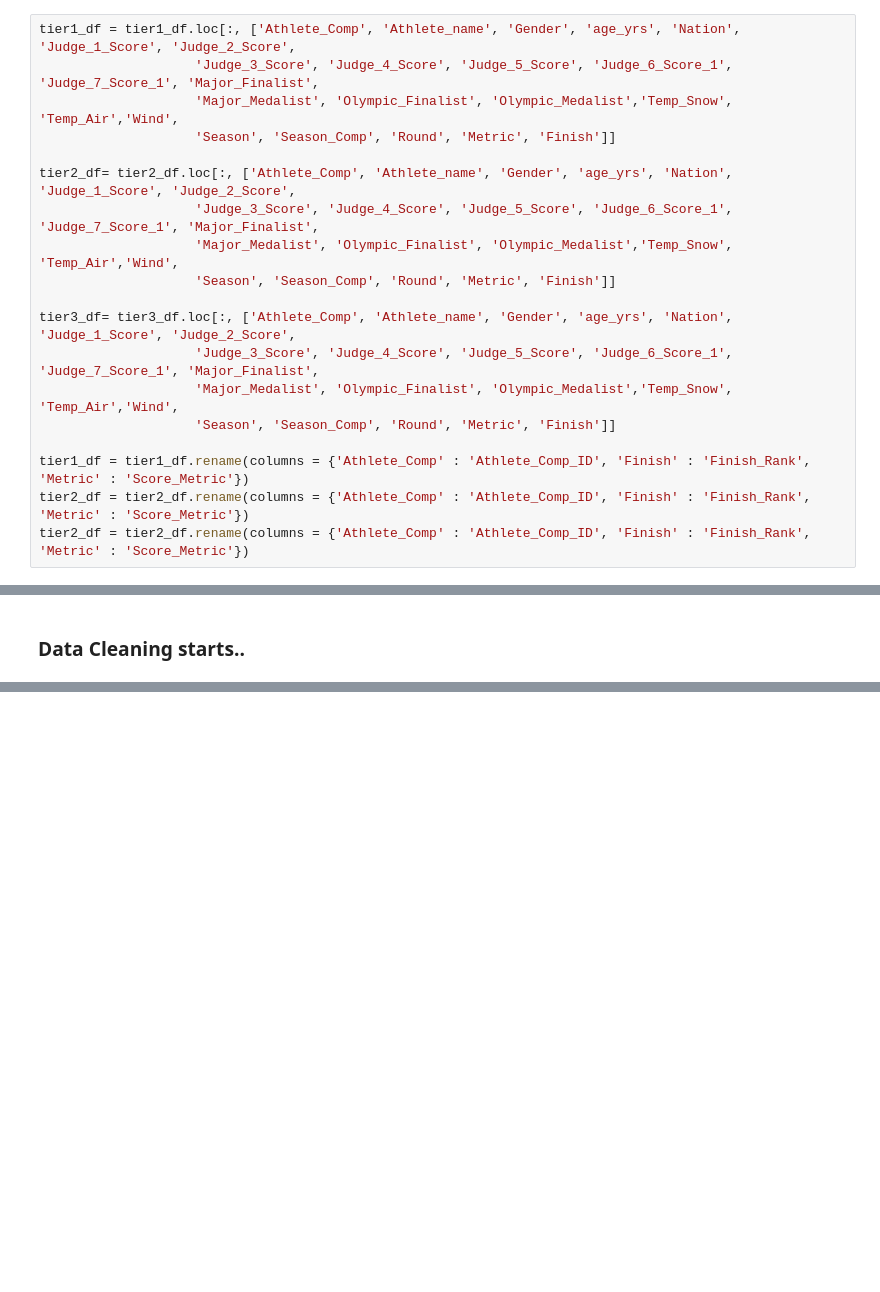
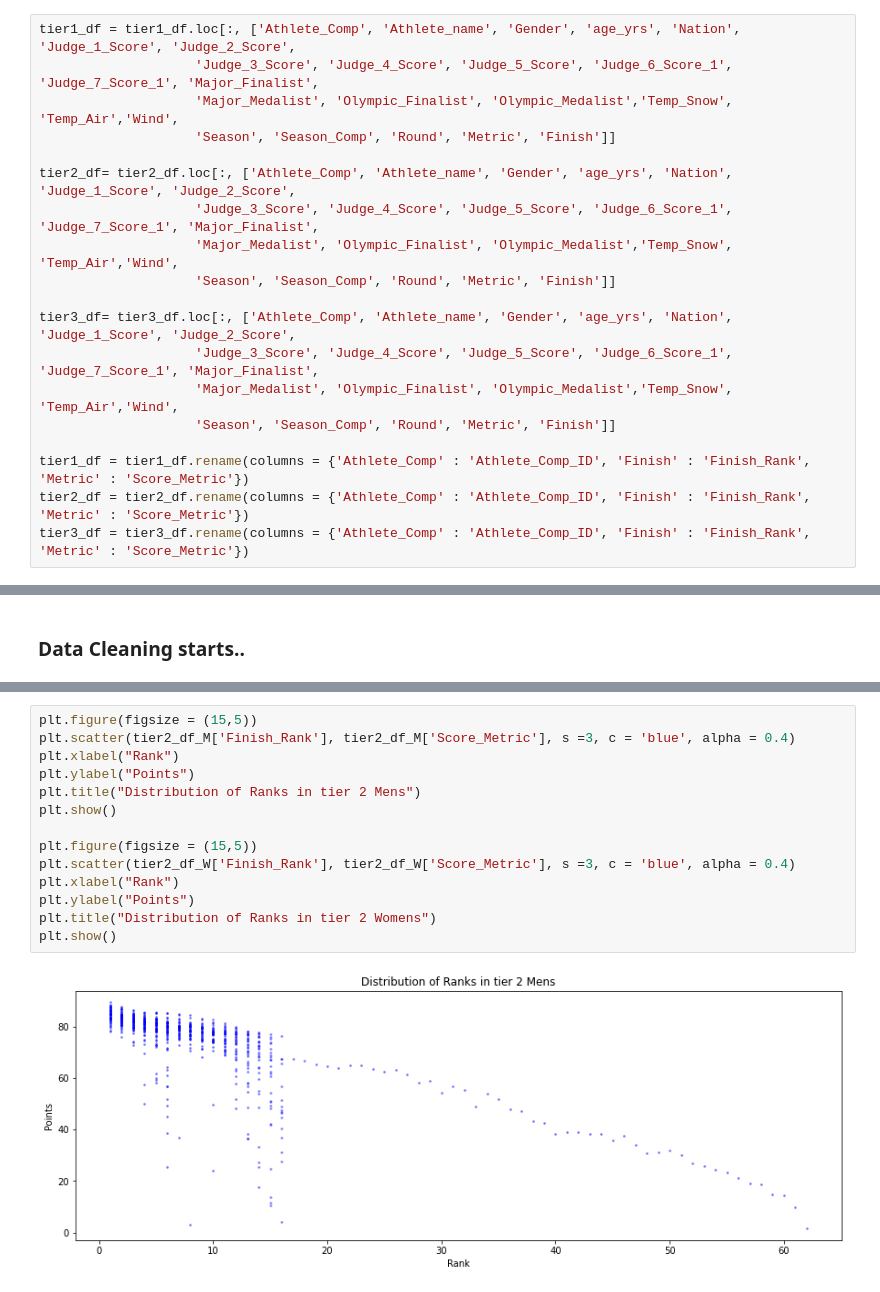
Before and after one commit to saurav193/Athlete_Rating, a Jupyter notebook: notebooks/wrangling.ipynb, the cells around one changed output, grey strips where cells are left out. Drawn from its saved outputs; the diff is of its cells as text; blank space fills up the shorter version.

```diff
--- a/notebooks/wrangling.ipynb
+++ b/notebooks/wrangling.ipynb
@@ -142,4 +131,4 @@ tier3_df= tier3_df.loc[:, ['Athlete_Comp', 'Athlete_name', 'Gender', 'age_yrs',
 
 tier1_df = tier1_df.rename(columns = {'Athlete_Comp' : 'Athlete_Comp_ID', 'Finish' : 'Finish_Rank', 'Metric' : 'Score_Metric'})
 tier2_df = tier2_df.rename(columns = {'Athlete_Comp' : 'Athlete_Comp_ID', 'Finish' : 'Finish_Rank', 'Metric' : 'Score_Metric'})
-tier2_df = tier2_df.rename(columns = {'Athlete_Comp' : 'Athlete_Comp_ID', 'Finish' : 'Finish_Rank', 'Metric' : 'Score_Metric'})
+tier3_df = tier3_df.rename(columns = {'Athlete_Comp' : 'Athlete_Comp_ID', 'Finish' : 'Finish_Rank', 'Metric' : 'Score_Metric'})
@@ -190,0 +174,16 @@ RendererRegistry.enable('notebook')
+# %%
+plt.figure(figsize = (15,5))
+plt.scatter(tier2_df_M['Finish_Rank'], tier2_df_M['Score_Metric'], s =3, c = 'blue', alpha = 0.4)
+plt.xlabel("Rank")
+plt.ylabel("Points")
+plt.title("Distribution of Ranks in tier 2 Mens")
+plt.show()
+
+plt.figure(figsize = (15,5))
+plt.scatter(tier2_df_W['Finish_Rank'], tier2_df_W['Score_Metric'], s =3, c = 'blue', alpha = 0.4)
+plt.xlabel("Rank")
+plt.ylabel("Points")
+plt.title("Distribution of Ranks in tier 2 Womens")
+plt.show()
+# %% [output]
+[figure, added]
```
Also changed, not shown: parts of 26 cells of this notebook, 14 other files.
